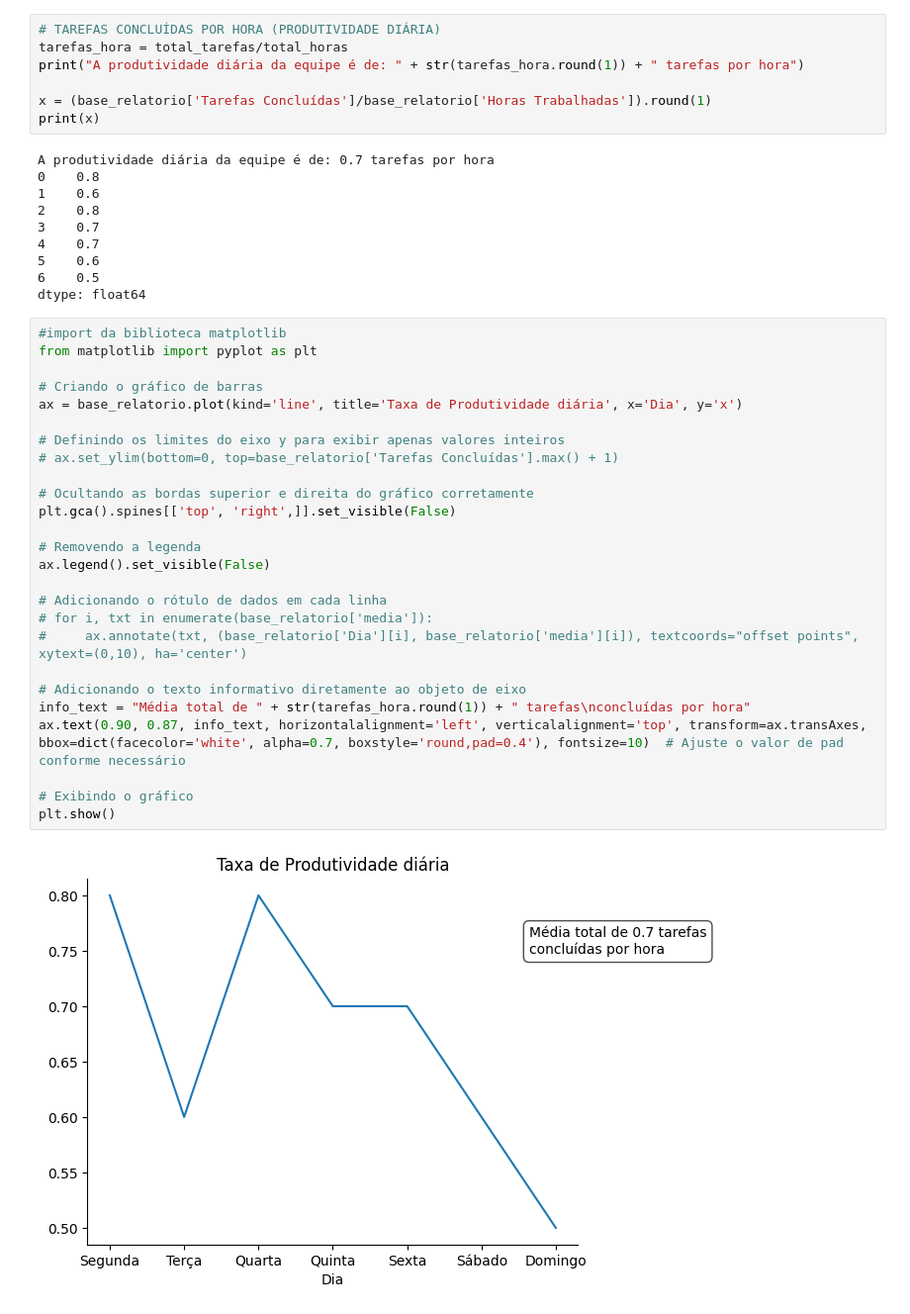
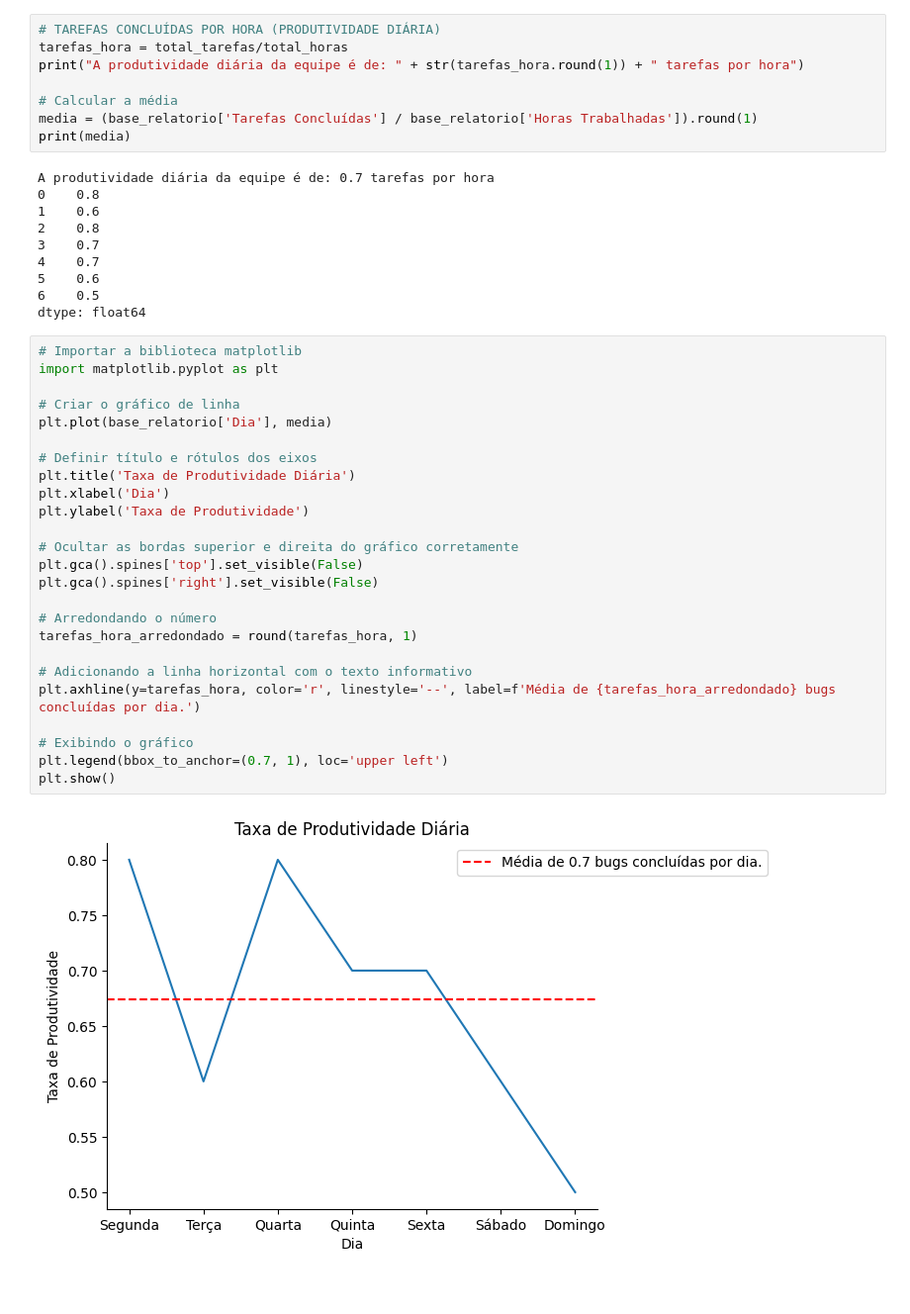
Before and after one commit to Gabrielsoaresdm/ProjetoIndividual3, a Jupyter notebook: RelatoriosdeProgresso.ipynb, the cells around one changed output. Shown at 99% size. Cells and saved outputs as stored; diff of their text form.

```diff
--- a/RelatoriosdeProgresso.ipynb
+++ b/RelatoriosdeProgresso.ipynb
@@ -167,8 +171,9 @@ plt.show()
 tarefas_hora = total_tarefas/total_horas
 print("A produtividade diária da equipe é de: " + str(tarefas_hora.round(1)) + " tarefas por hora")
 
-x = (base_relatorio['Tarefas Concluídas']/base_relatorio['Horas Trabalhadas']).round(1)
-print(x)
+# Calcular a média
+media = (base_relatorio['Tarefas Concluídas'] / base_relatorio['Horas Trabalhadas']).round(1)
+print(media)
 # %% [output]
 A produtividade diária da equipe é de: 0.7 tarefas por hora
 0    0.8
@@ -179,31 +184,30 @@ A produtividade diária da equipe é de: 0.7 tarefas por hora
 5    0.6
 6    0.5
 dtype: float64
-# %%
-#import da biblioteca matplotlib
-from matplotlib import pyplot as plt
-
-# Criando o gráfico de barras
-ax = base_relatorio.plot(kind='line', title='Taxa de Produtividade diária', x='Dia', y='x')
-
-# Definindo os limites do eixo y para exibir apenas valores inteiros
-# ax.set_ylim(bottom=0, top=base_relatorio['Tarefas Concluídas'].max() + 1)
-
-# Ocultando as bordas superior e direita do gráfico corretamente
-plt.gca().spines[['top', 'right',]].set_visible(False)
-
-# Removendo a legenda
-ax.legend().set_visible(False)
-
-# Adicionando o rótulo de dados em cada linha
-# for i, txt in enumerate(base_relatorio['media']):
-#     ax.annotate(txt, (base_relatorio['Dia'][i], base_relatorio['media'][i]), textcoords="offset points", xytext=(0,10), ha='center')
-
-# Adicionando o texto informativo diretamente ao objeto de eixo
-info_text = "Média total de " + str(tarefas_hora.round(1)) + " tarefas\nconcluídas por hora"
-ax.text(0.90, 0.87, info_text, horizontalalignment='left', verticalalignment='top', transform=ax.transAxes, bbox=dict(facecolor='white', alpha=0.7, boxstyle='round,pad=0.4'), fontsize=10)  # Ajuste o valor de pad conforme necessário
-
-# Exibindo o gráfico
-plt.show()
-# %% [output]
-[figure, removed]
+# %%
+# Importar a biblioteca matplotlib
+import matplotlib.pyplot as plt
+
+# Criar o gráfico de linha
+plt.plot(base_relatorio['Dia'], media)
+
+# Definir título e rótulos dos eixos
+plt.title('Taxa de Produtividade Diária')
+plt.xlabel('Dia')
+plt.ylabel('Taxa de Produtividade')
+
+# Ocultar as bordas superior e direita do gráfico corretamente
+plt.gca().spines['top'].set_visible(False)
+plt.gca().spines['right'].set_visible(False)
+
+# Arredondando o número
+tarefas_hora_arredondado = round(tarefas_hora, 1)
+
+# Adicionando a linha horizontal com o texto informativo
+plt.axhline(y=tarefas_hora, color='r', linestyle='--', label=f'Média de {tarefas_hora_arredondado} bugs concluídas por dia.')
+
+# Exibindo o gráfico
+plt.legend(bbox_to_anchor=(0.7, 1), loc='upper left')
+plt.show()
+# %% [output]
+[figure, added]
```
Also changed, not shown: parts of 3 cells of this notebook.
